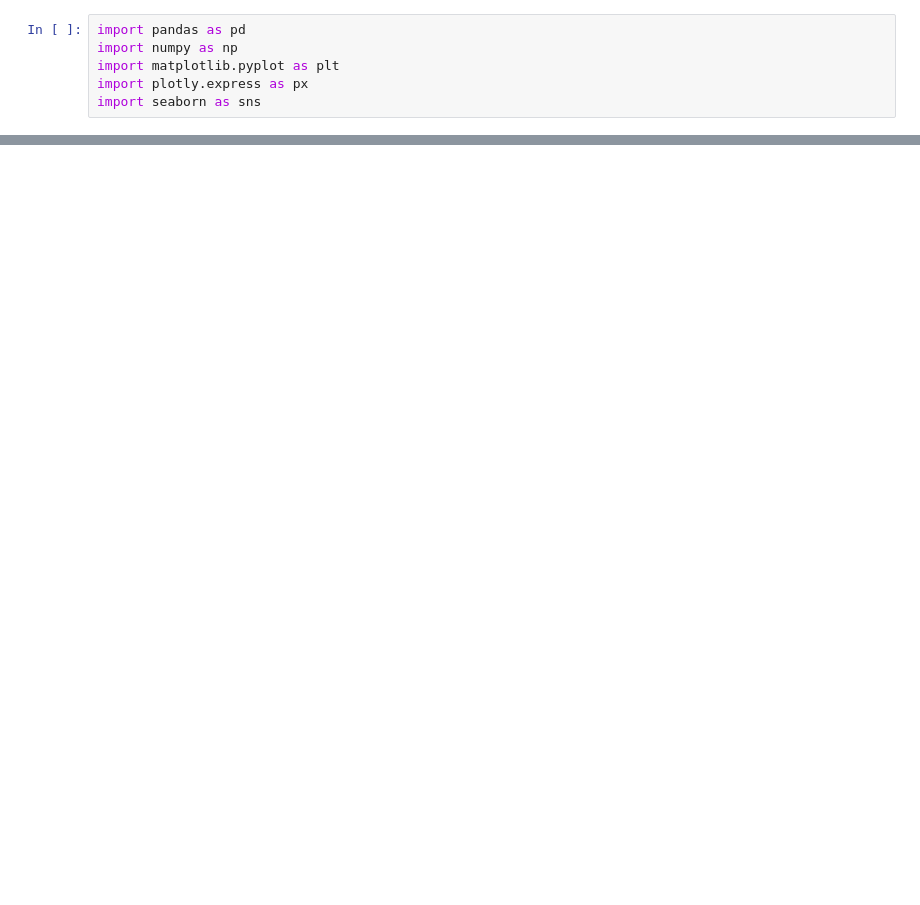
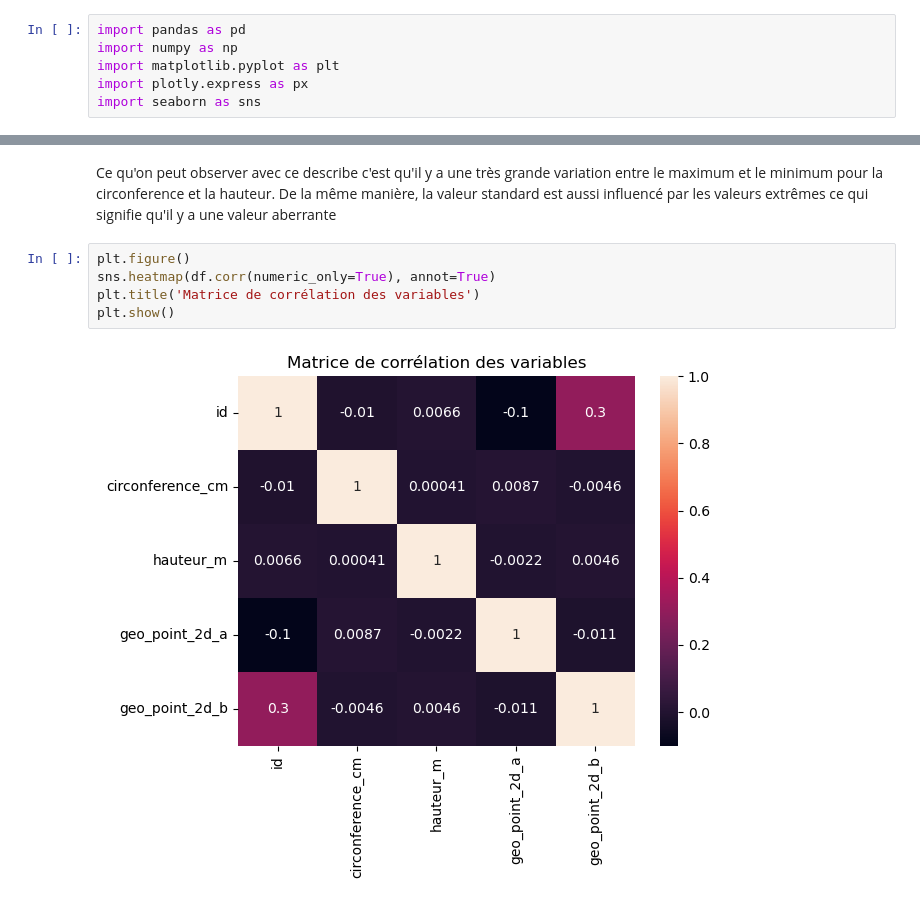
Before and after one commit to tara-lecoz/paris-trees, a Jupyter notebook: Untitled.ipynb, the cells around one changed output, grey strips where cells are left out. Saved outputs shown, nothing was run; the diff lists cells and outputs as text; blank space fills up the shorter version.

```diff
--- a/Untitled.ipynb
+++ b/Untitled.ipynb
@@ -17,0 +138,9 @@ df.head()
+# %% [markdown]
+Ce qu'on peut observer avec ce describe c'est qu'il y a une très grande variation entre le maximum et le minimum pour la circonference et la hauteur. De la même manière, la valeur standard est aussi influencé par les valeurs extrêmes ce qui signifie qu'il y a une valeur aberrante
+# %%
+plt.figure()
+sns.heatmap(df.corr(numeric_only=True), annot=True)
+plt.title('Matrice de corrélation des variables')
+plt.show()
+# %% [output]
+[figure, added]
```
Also changed, not shown: parts of 22 cells of this notebook, 1 other file.
